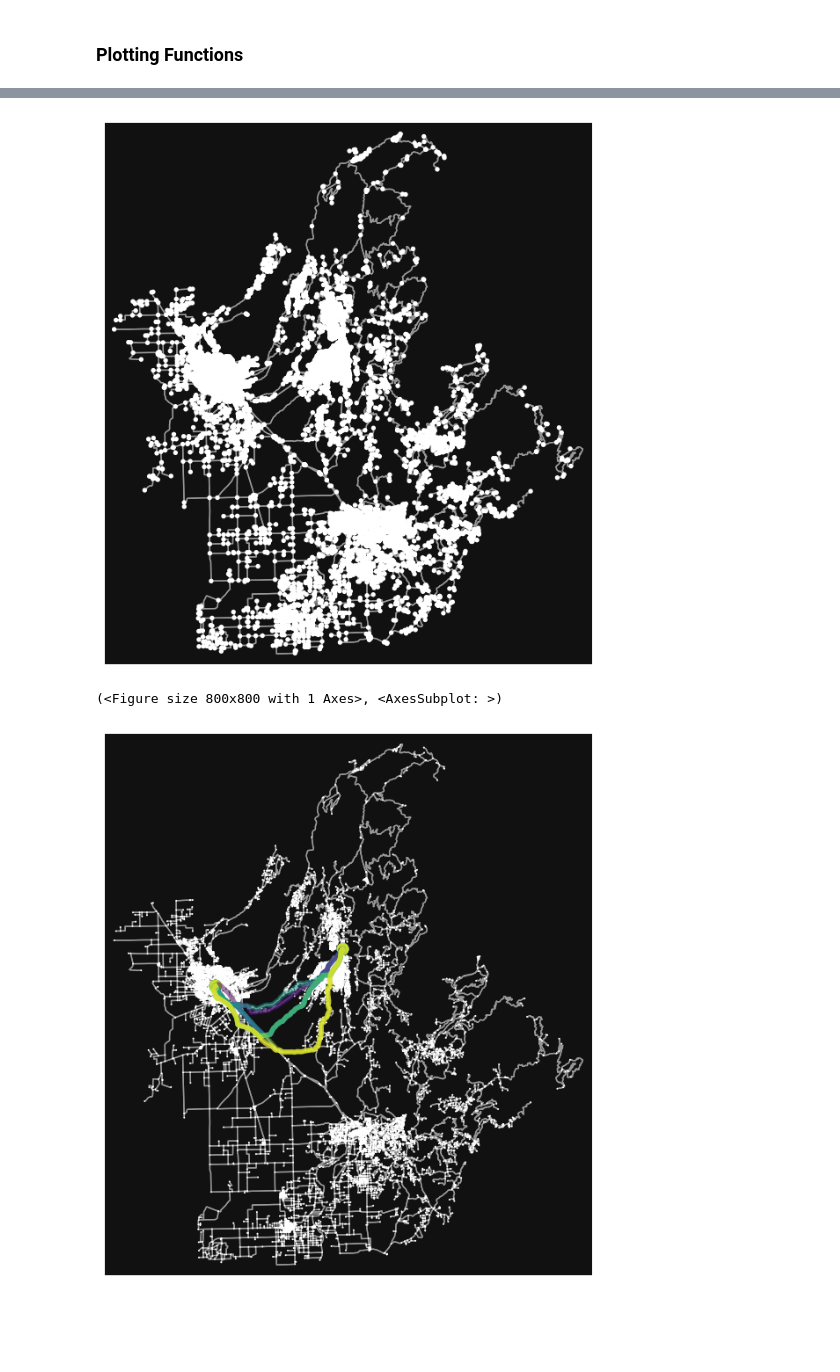
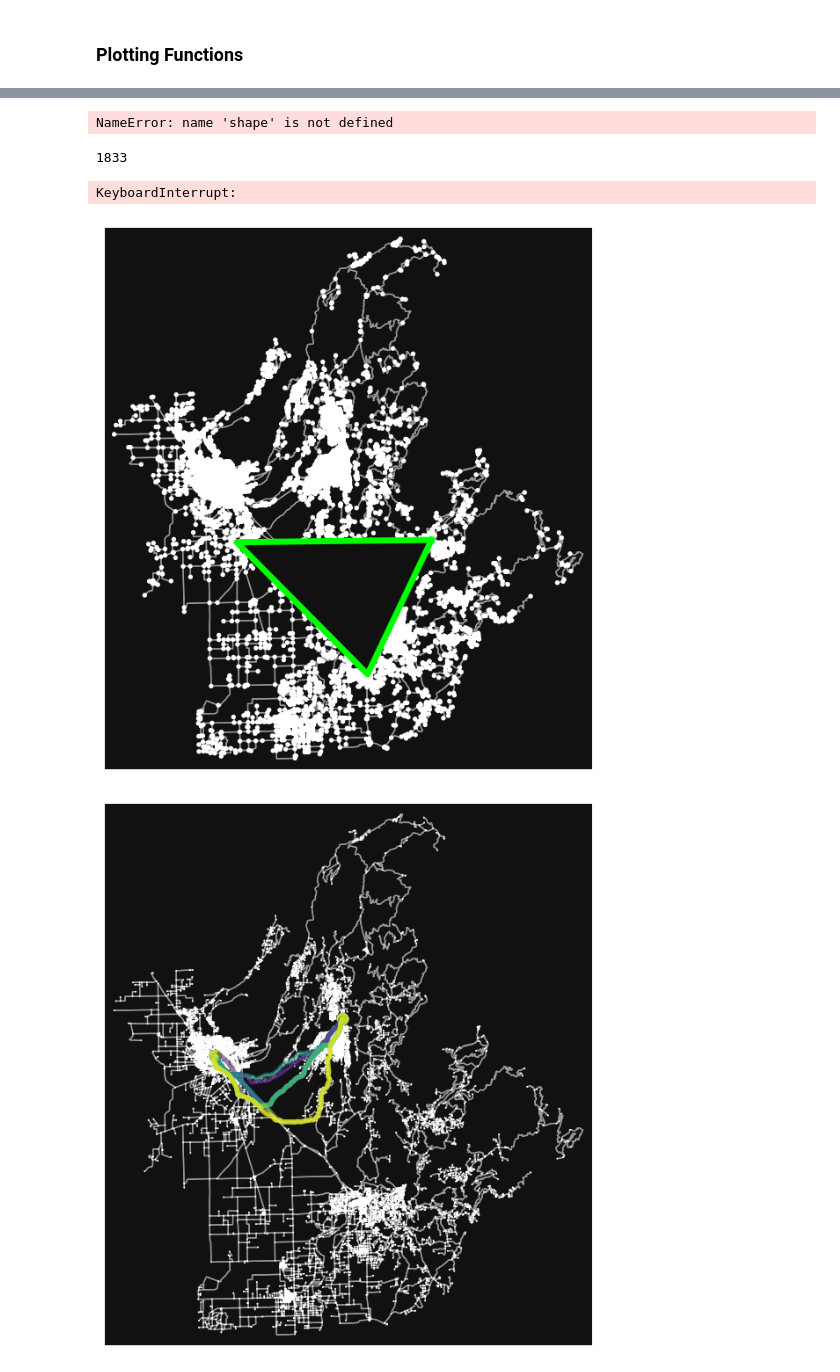
Before and after one commit to DillWithIt77/Fire_Evac_F22, a Jupyter notebook: Intersection Polygon and Network.ipynb, the cells around one changed output, grey strips where cells are left out. Cells and saved outputs as stored; diff of their text form; code cells hidden in the pictures; blank space fills up the shorter version.

Commit message:
that poly is gone!

```diff
--- a/Intersection Polygon and Network.ipynb
+++ b/Intersection Polygon and Network.ipynb
@@ -265,0 +285,4 @@ poly_gone = remove_graph_polygon(net_original, poly)
+# %%
+gs_nodes['geometry']
+# %% [output]
+NameError: name 'shape' is not defined
@@ -266,3 +296,15 @@ poly_gone = remove_graph_polygon(net_original, poly)
+# %%
+len(to_remove)
+# %% [output]
+1833
+# %%
+# to_remove
+net_copy = net_original.copy()
+net_copy.remove_nodes_from(to_remove)
+# %%
+to_remove = ox.utils_geo._intersect_index_quadrats(gs_nodes, poly, 0.05, 3)
+# %% [output]
+KeyboardInterrupt:
 # %%
 ox.plot.plot_graph(poly_gone)
 # %%
@@ -271,13 +313,16 @@ ox.plot.plot_graph(poly_gone)
 # net_copy.remove_nodes_from(n for n in inter)
 # net_copy.remove_edges_from(e for e in inter.edges)
 # %%
-ox.plot_graph(net_copy)
+ox.plot_graph(net_copy,show = False, close = False)
+x,y = poly.exterior.xy
+#plotting polyhedron
+plt.plot(x,y,color = 'lime',linewidth = 5)
+plt.show()
 
 # ox.plot.plot_graph(inter)
 # inter.graph['crs']
 # %% [output]
-[figure, old version]
+[figure, new version]
-(<Figure size 800x800 with 1 Axes>, <AxesSubplot: >)
 # %%
 '''
 Plotting Things
```
Also changed, not shown: parts of 3 cells of this notebook, 1 other file.
